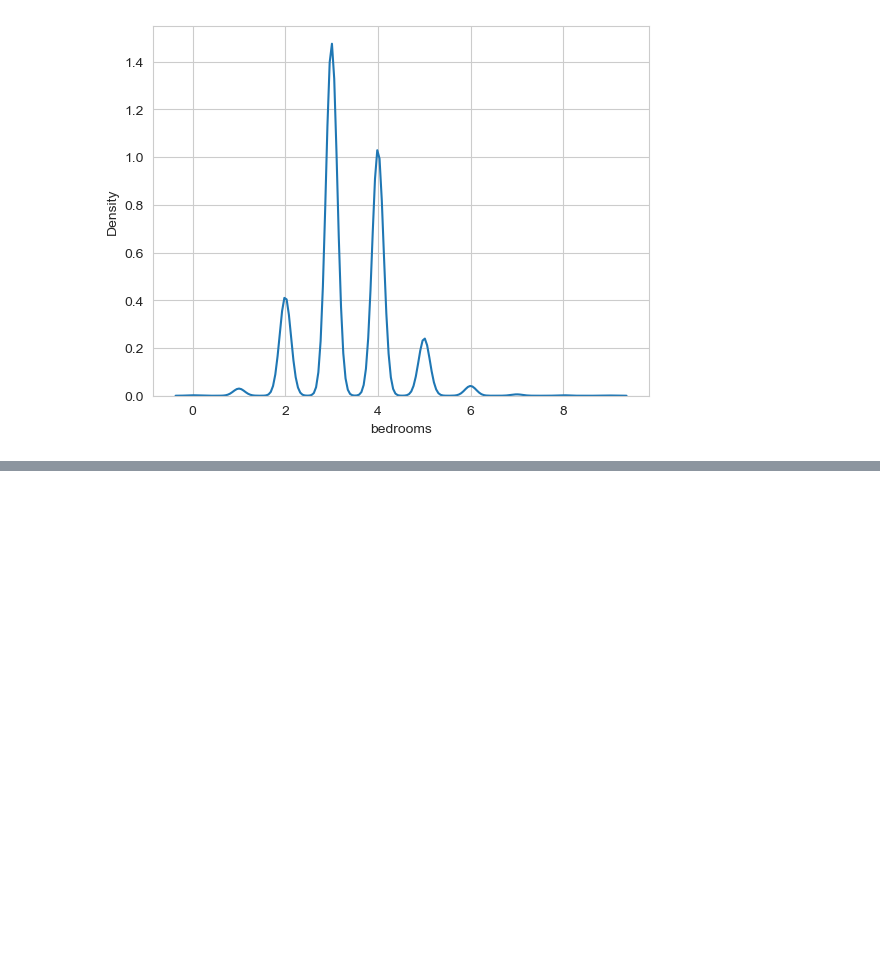
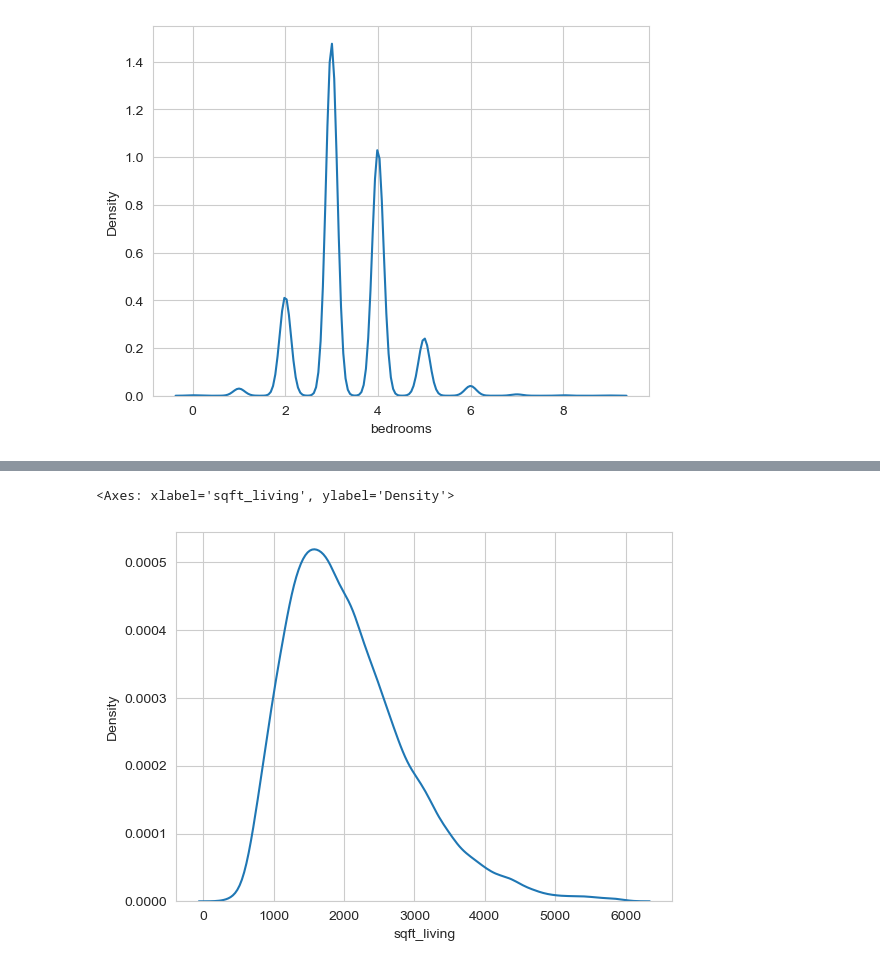
Before and after one commit to cevheri/ai-ml-train, a Jupyter notebook: Day 03/Day3 - Regresssion house - Assigment01.ipynb, the cells around one changed output, grey strips where cells are left out. Saved outputs shown, nothing was run; the diff lists cells and outputs as text; code cells hidden in the pictures; blank space fills up the shorter version.

```diff
--- a/Day 03/Day3 - Regresssion house - Assigment01.ipynb
+++ b/Day 03/Day3 - Regresssion house - Assigment01.ipynb
@@ -173,0 +205,2 @@ sns.kdeplot(x = df['bedrooms'])
+# %%
+df = df[df['sqft_living']<6000]
@@ -173,0 +214,5 @@ sns.kdeplot(x = df['bedrooms'])
+# %%
+sns.kdeplot(x = df['sqft_living'])
+# %% [output]
+<Axes: xlabel='sqft_living', ylabel='Density'>
+[figure, added]
```
Also changed, not shown: parts of 12 cells of this notebook.
